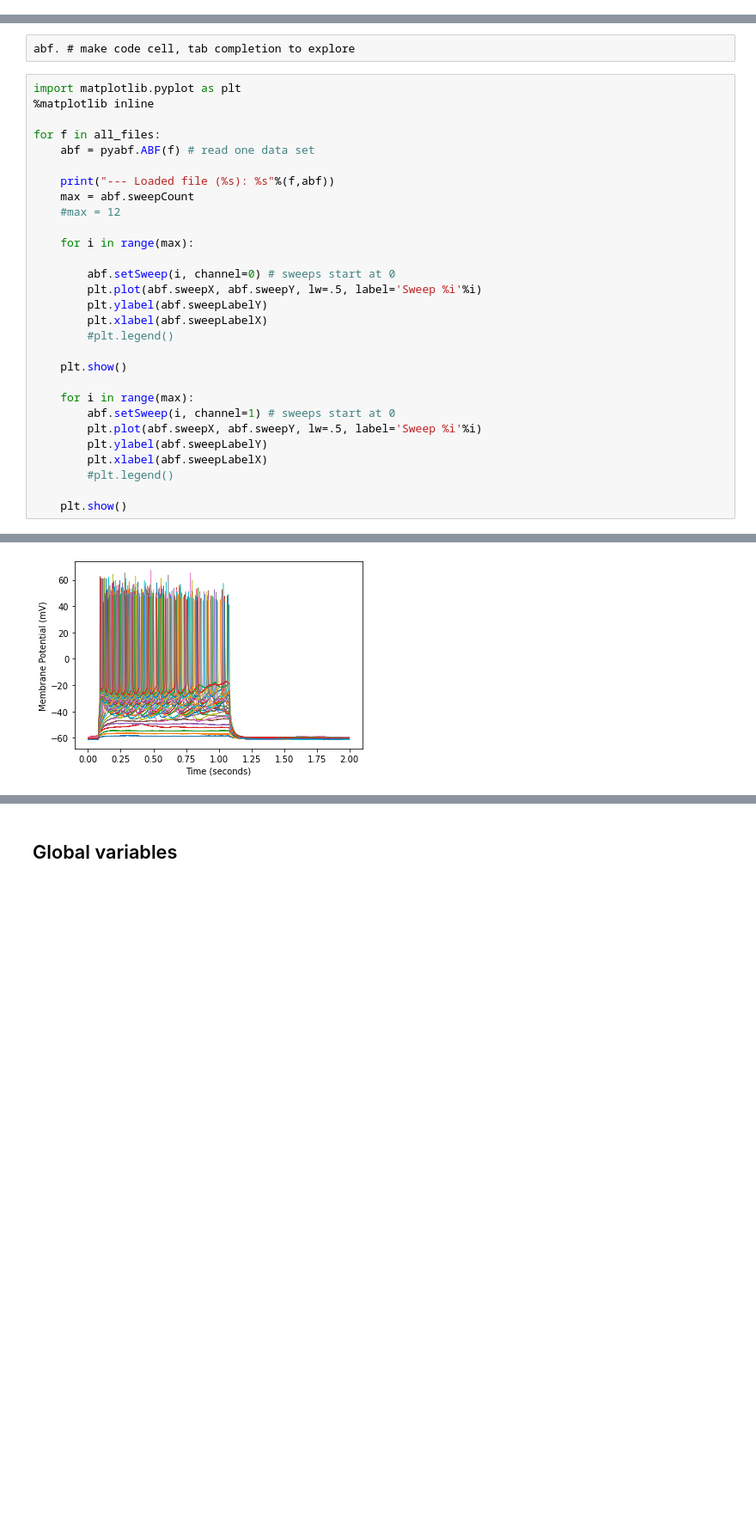
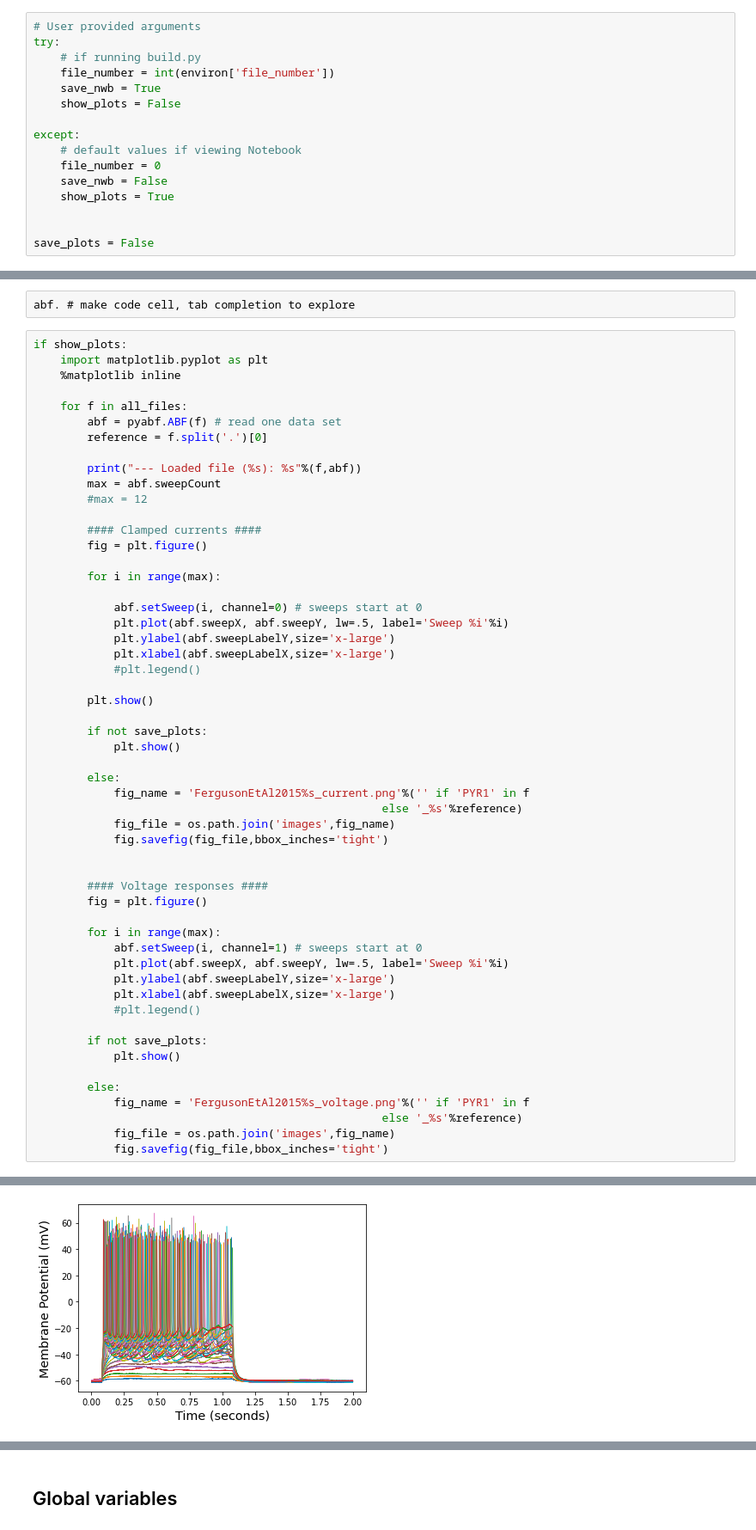
Before and after one commit to OpenSourceBrain/NWBShowcase, a Jupyter notebook: FergusonEtAl2015/TestData.ipynb, the cells around one changed output, grey strips where cells are left out. Shown at 86% size. Saved outputs shown, nothing was run; the diff lists cells and outputs as text; blank space fills up the shorter version.

```diff
--- a/FergusonEtAl2015/TestData.ipynb
+++ b/FergusonEtAl2015/TestData.ipynb
@@ -6,0 +27,16 @@ Source of data: https://www.zenodo.org/record/17794#.W5j7lBQnYYM
+# %%
+# User provided arguments
+try:
+    # if running build.py
+    file_number = int(environ['file_number'])
+    save_nwb = True
+    show_plots = False
+
+except:
+    # default values if viewing Notebook
+    file_number = 0
+    save_nwb = False
+    show_plots = True
+
+
+save_plots = False
@@ -44,33 +73,58 @@ Current info (20000 points): [0.0479 0.0464 0.0465 ... 0.0456 0.0464 0.0484]
 # %% [raw]
 abf. # make code cell, tab completion to explore
 # %%
-import matplotlib.pyplot as plt
-%matplotlib inline
+if show_plots:
+    import matplotlib.pyplot as plt
+    %matplotlib inline
 
-for f in all_files:
-    abf = pyabf.ABF(f) # read one data set
+    for f in all_files:
+        abf = pyabf.ABF(f) # read one data set
+        reference = f.split('.')[0]
 
-    print("--- Loaded file (%s): %s"%(f,abf))
-    max = abf.sweepCount
-    #max = 12
+        print("--- Loaded file (%s): %s"%(f,abf))
+        max = abf.sweepCount
+        #max = 12
 
-    for i in range(max):
+        #### Clamped currents ####
+        fig = plt.figure()
 
-        abf.setSweep(i, channel=0) # sweeps start at 0
-        plt.plot(abf.sweepX, abf.sweepY, lw=.5, label='Sweep %i'%i)
-        plt.ylabel(abf.sweepLabelY)
-        plt.xlabel(abf.sweepLabelX)
-        #plt.legend()
+        for i in range(max):
 
-    plt.show()
+            abf.setSweep(i, channel=0) # sweeps start at 0
+            plt.plot(abf.sweepX, abf.sweepY, lw=.5, label='Sweep %i'%i)
+            plt.ylabel(abf.sweepLabelY,size='x-large')
+            plt.xlabel(abf.sweepLabelX,size='x-large')
+            #plt.legend()
 
-    for i in range(max):
-        abf.setSweep(i, channel=1) # sweeps start at 0
-        plt.plot(abf.sweepX, abf.sweepY, lw=.5, label='Sweep %i'%i)
-        plt.ylabel(abf.sweepLabelY)
-        plt.xlabel(abf.sweepLabelX)
-        #plt.legend()
+        plt.show()
 
-    plt.show()
+        if not save_plots:
+            plt.show()
+
+        else:
+            fig_name = 'FergusonEtAl2015%s_current.png'%('' if 'PYR1' in f
+                                                    else '_%s'%reference)
+            fig_file = os.path.join('images',fig_name)
+            fig.savefig(fig_file,bbox_inches='tight')
+
+
+        #### Voltage responses ####
+        fig = plt.figure()
+
+        for i in range(max):
+            abf.setSweep(i, channel=1) # sweeps start at 0
+            plt.plot(abf.sweepX, abf.sweepY, lw=.5, label='Sweep %i'%i)
+            plt.ylabel(abf.sweepLabelY,size='x-large')
+            plt.xlabel(abf.sweepLabelX,size='x-large')
+            #plt.legend()
+
+        if not save_plots:
+            plt.show()
+
+        else:
+            fig_name = 'FergusonEtAl2015%s_voltage.png'%('' if 'PYR1' in f
+                                                    else '_%s'%reference)
+            fig_file = os.path.join('images',fig_name)
+            fig.savefig(fig_file,bbox_inches='tight')
 # %% [output]
 --- Loaded file (PYR1.abf): ABF (version 1.8.3.0) with 2 channels (pA, mV), sampled at 10.0 kHz, containing 30 sweeps, having no tags, with a total length of 1.03 minutes, recorded with protocol "cc10 ...
@@ -84,2 +138,2 @@ for f in all_files:
-[figure, old version]
+[figure, new version]
 --- Loaded file (PYR4.abf): ABF (version 1.8.3.0) with 2 channels (pA, mV), sampled at 10.0 kHz, containing 30 sweeps, having no tags, with a total length of 1.03 minutes, recorded with protocol "cc10 ...
```
Also changed, not shown: parts of 21 cells of this notebook, 18 other files.
